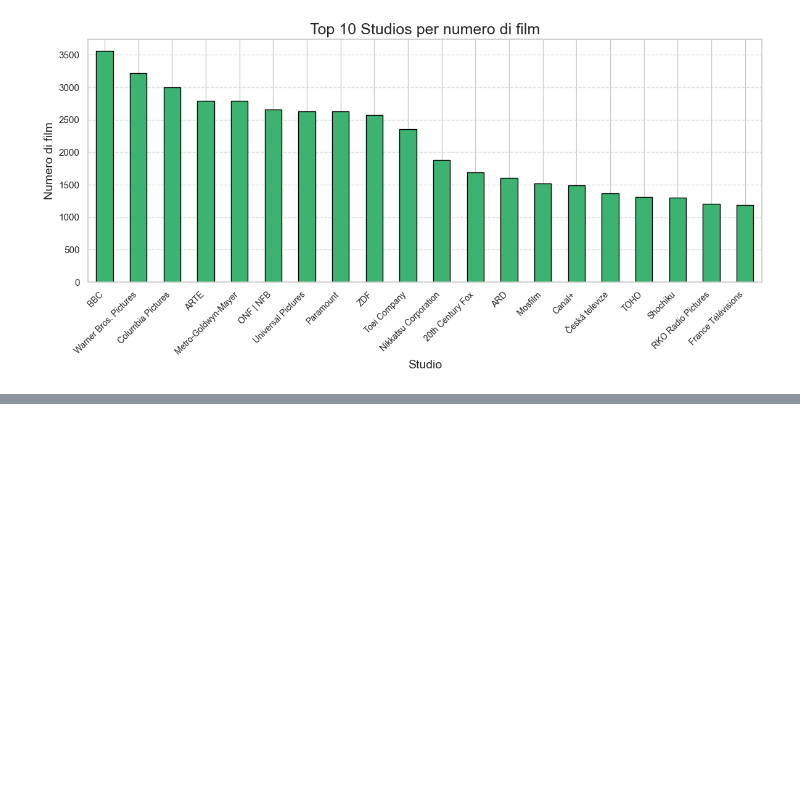
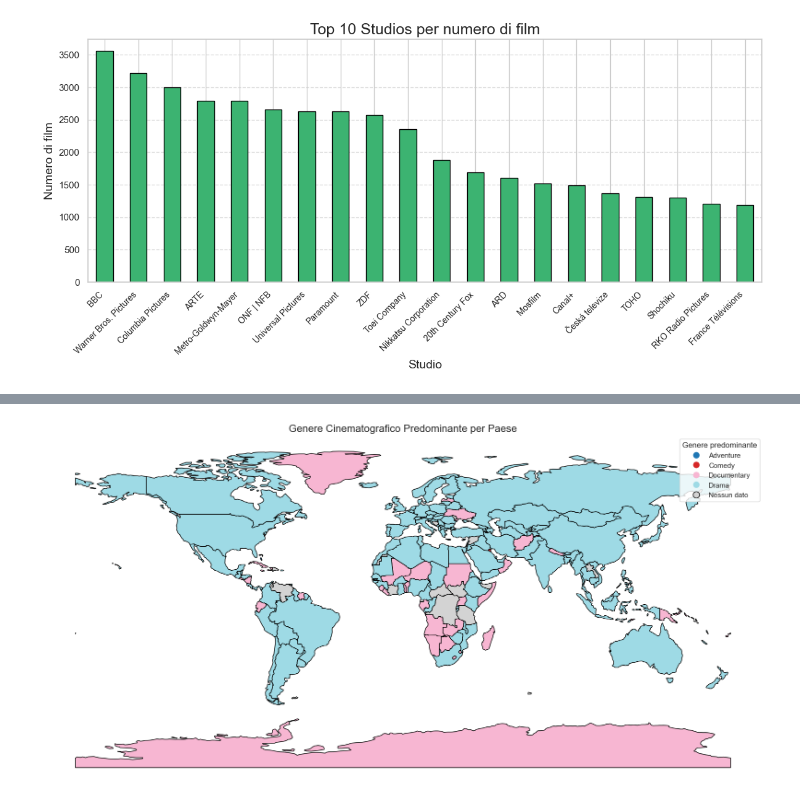
Before and after one commit to Carmelo-Spadaro/IUM, a Jupyter notebook: notebook.ipynb, the cells around one changed output, grey strips where cells are left out. Drawn from its saved outputs; the diff is of its cells as text; code cells hidden in the pictures; blank space fills up the shorter version.

```diff
--- a/notebook.ipynb
+++ b/notebook.ipynb
@@ -1675,0 +1730,83 @@ Totale righe che menzionano Russia/USSR: 21003
+# %%
+import pandas as pd
+import geopandas as gpd
+import matplotlib.pyplot as plt
+
+# === 1. Carica i dati ===
+releases = pd.read_csv("./main_data/releases.csv")
+movies = pd.read_csv("./main_data/movies.csv")
+genres = pd.read_csv("./main_data/genres.csv")
+countries = pd.read_csv("./main_data/countries.csv")
+
+# === 2. Sistema i nomi dei paesi ===
+countries["country_clean"] = (
+    countries["country"]
+    .astype(str)
+    .str.strip()
+    .str.lower()
+    .replace({
+        "russian federation": "russia",
+        "ussr": "russia",
+        "uk": "united kingdom",
+        "usa": "united states of america",
+        "yugoslavia": "serbia"
+    })
+)
+
+# === 3. Unisci releases con countries (per avere i paesi puliti) ===
+releases = releases.merge(countries[["id", "country_clean"]], on="id", how="left")
+
+# === 4. Unisci releases con movies e genres per associare i generi ai paesi ===
+releases_genres = (
+    releases.merge(movies[["id"]], on="id", how="inner")
+            .merge(genres[["id", "genre"]], on="id", how="inner")
+)
+
+# === 5. Conta quanti film per (paese, genere) ===
+genre_per_country = (
+    releases_genres.groupby(["country_clean", "genre"])
+    .size()
+    .reset_index(name="count")
+)
+
+# === 6. Prendi il genere più frequente per ogni paese ===
+dominant_genre_per_country = genre_per_country.loc[
+    genre_per_country.groupby("country_clean")["count"].idxmax()
+].rename(columns={"country_clean": "country"})
+
+# === 7. Carica geometrie mappa ===
+file_path = "./ne_110m_admin_0_countries/ne_110m_admin_0_countries.shp"
+world = gpd.read_file(file_path)
+
+# Porta i nomi dei paesi in lowercase per allineare con 'country'
+world["country"] = world["NAME"].str.lower()
+
+# === 8. Unisci la mappa con i dati dei generi predominanti ===
+world_with_genres = world.merge(
+    dominant_genre_per_country, how="left", on="country"
+)
+
+# === 9. Plot della mappa ===
+fig, ax = plt.subplots(1, 1, figsize=(16, 10))
+world_with_genres.plot(
+    column="genre",
+    cmap="tab20",
+    legend=True,
+    legend_kwds={
+        "bbox_to_anchor": (1, 1),
+        "title": "Genere predominante"
+    },
+    missing_kwds={
+        "color": "lightgrey",
+        "label": "Nessun dato"
+    },
+    ax=ax,
+    edgecolor="black"
+)
+
+ax.set_title("Genere Cinematografico Predominante per Paese", fontsize=16)
+ax.set_axis_off()
+plt.tight_layout()
+plt.show()
+# %% [output]
+[figure, added]
```
Also changed, not shown: parts of 7 cells of this notebook.
